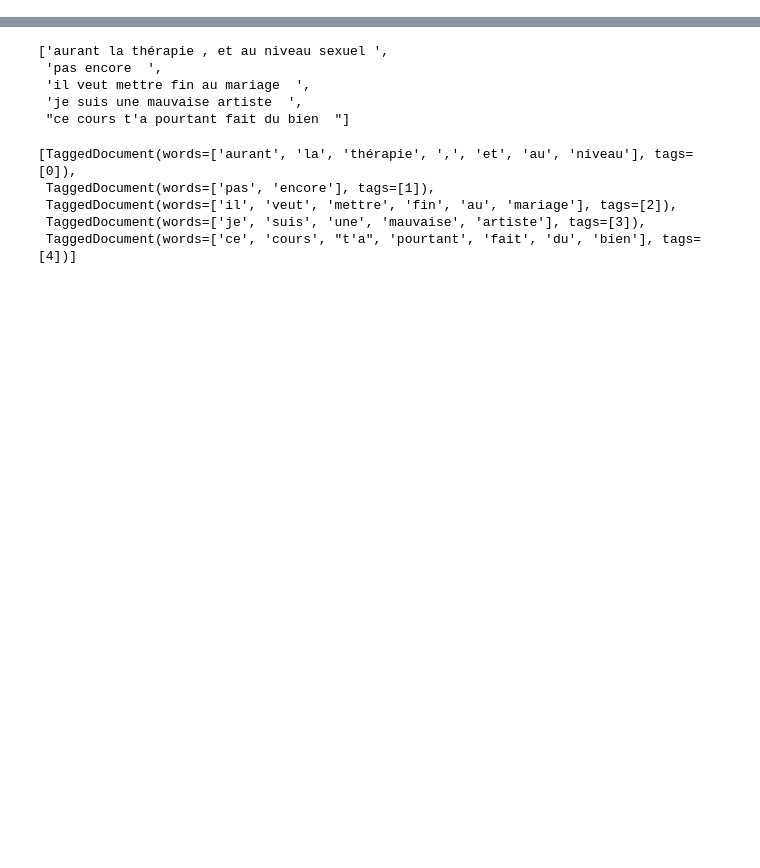
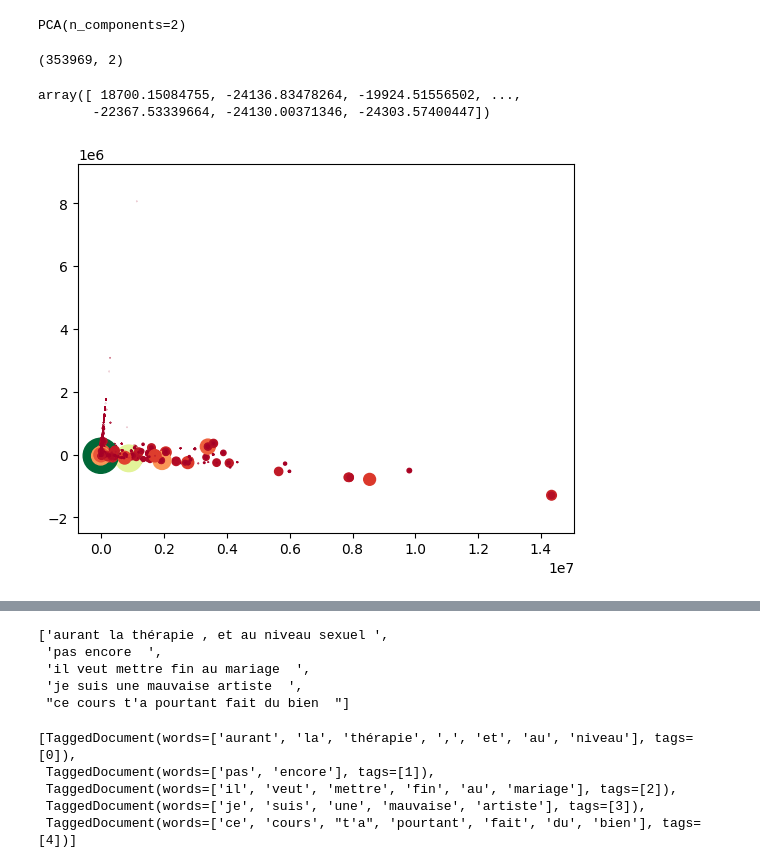
Before and after one commit to X1a-jk/inf554, a Jupyter notebook: projet.ipynb, the cells around one changed output, grey strips where cells are left out. Drawn from its saved outputs; the diff is of its cells as text; code cells hidden in the pictures; blank space fills up the shorter version.

```diff
--- a/projet.ipynb
+++ b/projet.ipynb
@@ -46,3 +98,28 @@ train_data.head()
+# %%
+pca=PCA(n_components=2,copy=True)
+# %%
+pca.fit(data_analyse)
+# %% [output]
+PCA(n_components=2)
+# %%
+data_pca=pca.fit_transform(data_analyse)
+data_pca.shape
+# %% [output]
+(353969, 2)
+# %%
+data_pca[:,0]
+# %% [output]
+array([ 18700.15084755, -24136.83478264, -19924.51556502, ...,
+       -22367.53339664, -24130.00371346, -24303.57400447])
+# %%
+# cmap=plt.colormaps["tab20c"]
+fig = plt.figure()
+ax = plt.axes()
+ax.scatter(data_pca[:,0],data_pca[:,1],s=np.array(data_analyse["retweets_count"].tolist())*0.01+0.01,c=data_analyse["retweets_count"].tolist(),cmap="RdYlGn")
+ax.axis("equal")
+plt.show()
+# %% [output]
+[figure, added]
 # %%
 # Here we split our training data into trainig and testing set. This way we can estimate the evaluation of our model without uploading to Kaggle and avoid overfitting over our evaluation dataset.
 # scsplit method is used in order to split our regression data in a stratisfied way and keep a similar distribution of retweet counts between the two sets
```
Also changed, not shown: parts of 100 cells of this notebook.
